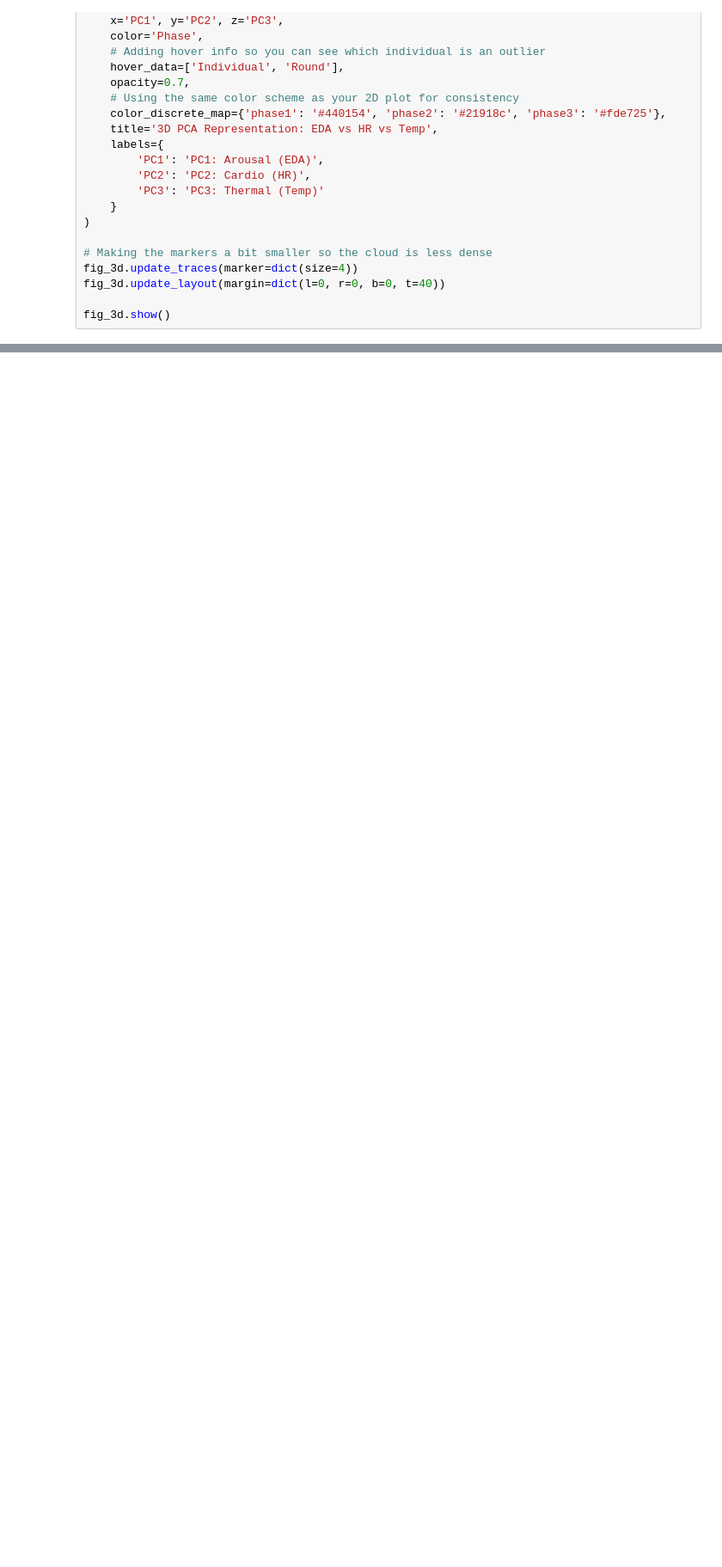
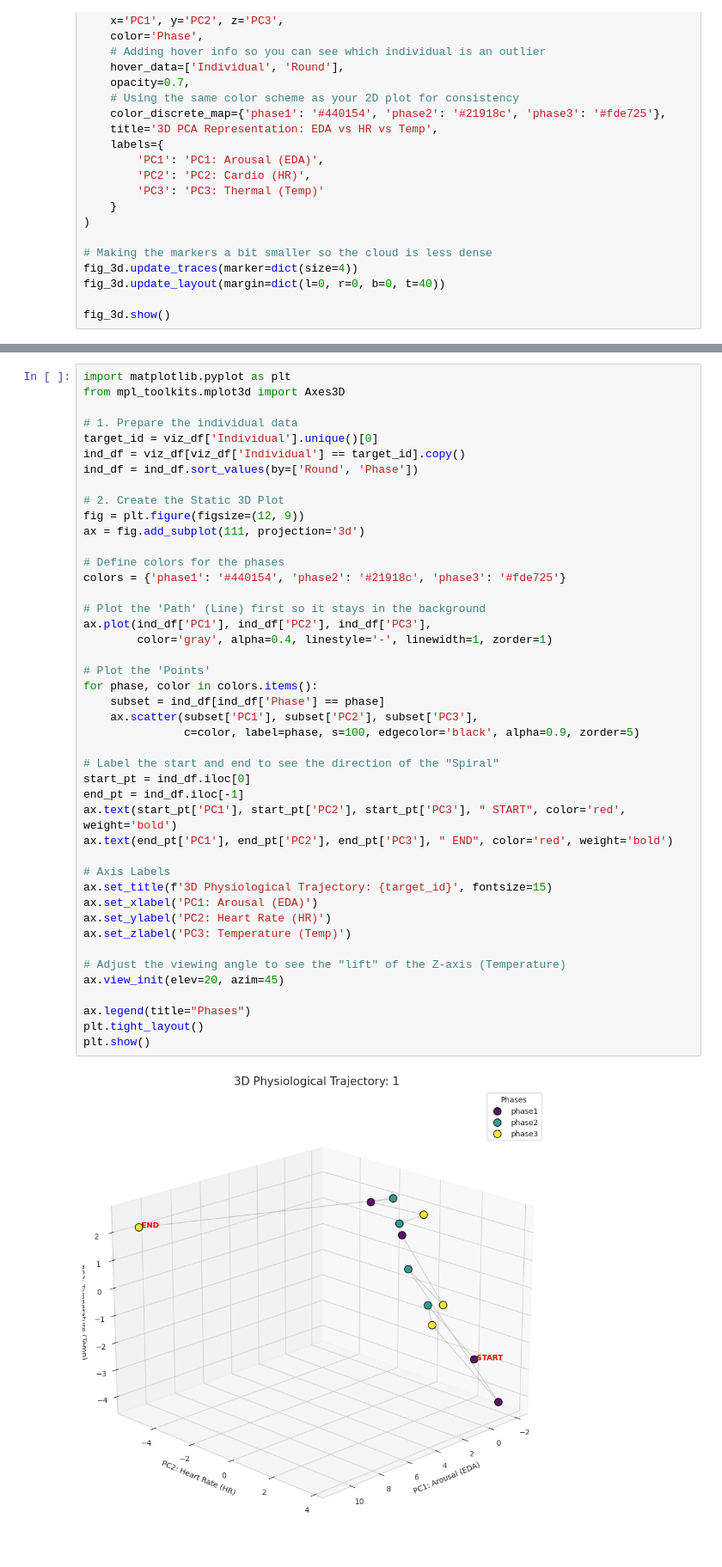
Before and after one commit to VertrauenGuard/cda-case2, a Jupyter notebook: data_analysis.ipynb, the cells around one changed output, grey strips where cells are left out. Shown at 86% size. Saved outputs shown, nothing was run; the diff lists cells and outputs as text; blank space fills up the shorter version.

```diff
--- a/data_analysis.ipynb
+++ b/data_analysis.ipynb
@@ -1345,0 +1442,46 @@ plt.show()
+# %%
+import matplotlib.pyplot as plt
+from mpl_toolkits.mplot3d import Axes3D
+
+# 1. Prepare the individual data
+target_id = viz_df['Individual'].unique()[0]
+ind_df = viz_df[viz_df['Individual'] == target_id].copy()
+ind_df = ind_df.sort_values(by=['Round', 'Phase'])
+
+# 2. Create the Static 3D Plot
+fig = plt.figure(figsize=(12, 9))
+ax = fig.add_subplot(111, projection='3d')
+
+# Define colors for the phases
+colors = {'phase1': '#440154', 'phase2': '#21918c', 'phase3': '#fde725'}
+
+# Plot the 'Path' (Line) first so it stays in the background
+ax.plot(ind_df['PC1'], ind_df['PC2'], ind_df['PC3'],
+        color='gray', alpha=0.4, linestyle='-', linewidth=1, zorder=1)
+
+# Plot the 'Points'
+for phase, color in colors.items():
+    subset = ind_df[ind_df['Phase'] == phase]
+    ax.scatter(subset['PC1'], subset['PC2'], subset['PC3'],
+               c=color, label=phase, s=100, edgecolor='black', alpha=0.9, zorder=5)
+
+# Label the start and end to see the direction of the "Spiral"
+start_pt = ind_df.iloc[0]
+end_pt = ind_df.iloc[-1]
+ax.text(start_pt['PC1'], start_pt['PC2'], start_pt['PC3'], " START", color='red', weight='bold')
+ax.text(end_pt['PC1'], end_pt['PC2'], end_pt['PC3'], " END", color='red', weight='bold')
+
+# Axis Labels
+ax.set_title(f'3D Physiological Trajectory: {target_id}', fontsize=15)
+ax.set_xlabel('PC1: Arousal (EDA)')
+ax.set_ylabel('PC2: Heart Rate (HR)')
+ax.set_zlabel('PC3: Temperature (Temp)')
+
+# Adjust the viewing angle to see the "lift" of the Z-axis (Temperature)
+ax.view_init(elev=20, azim=45)
+
+ax.legend(title="Phases")
+plt.tight_layout()
+plt.show()
+# %% [output]
+[figure, added]
```
Also changed, not shown: parts of 3 cells of this notebook, 1 other file.
